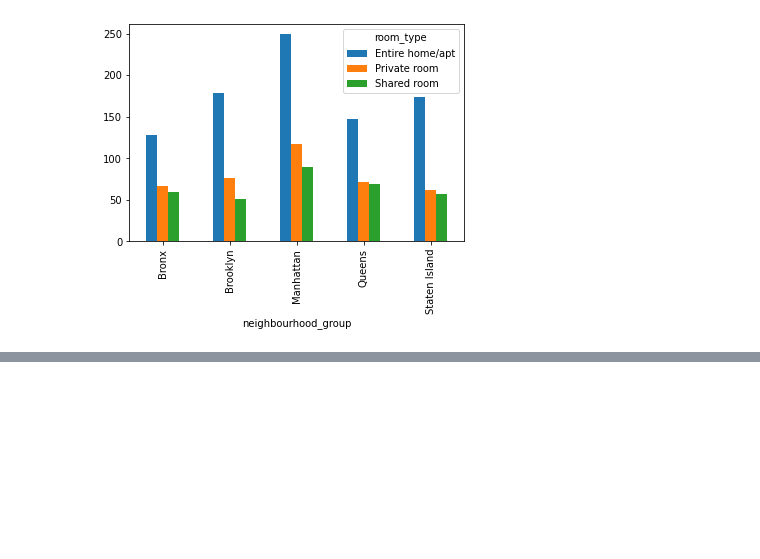
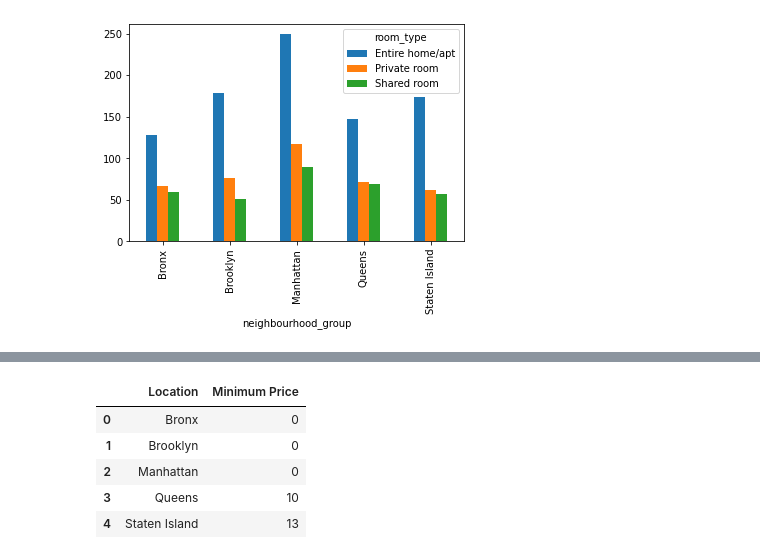
Before and after one commit to saptaksubhra/Airbnb-Bookings-Analysis, a Jupyter notebook: Airbnb_Bookings_Analysis_Capstone_Project.ipynb, the cells around one changed output, grey strips where cells are left out. Cells and saved outputs as stored; diff of their text form; code cells hidden in the pictures; blank space fills up the shorter version.

```diff
--- a/Airbnb_Bookings_Analysis_Capstone_Project.ipynb
+++ b/Airbnb_Bookings_Analysis_Capstone_Project.ipynb
@@ -362,0 +384,13 @@ df_avg_preferred_price_unstack.plot.bar()
+# %%
+# Find out minimum rent with respect to loactions by creating a new dataframe
+
+df_min_price = df_airbnb_copy.groupby('neighbourhood_group', as_index = False)['price'].min().sort_values(['price'], ascending = True).rename(columns= {'price' : 'Minimum Price', 'neighbourhood_group': 'Location'})
+
+df_min_price
+# %% [output]
+|  | Location | Minimum Price |
+| 0 | Bronx | 0 |
+| 1 | Brooklyn | 0 |
+| 2 | Manhattan | 0 |
+| 3 | Queens | 10 |
+| 4 | Staten Island | 13 |
```
Also changed, not shown: parts of 11 cells of this notebook.
